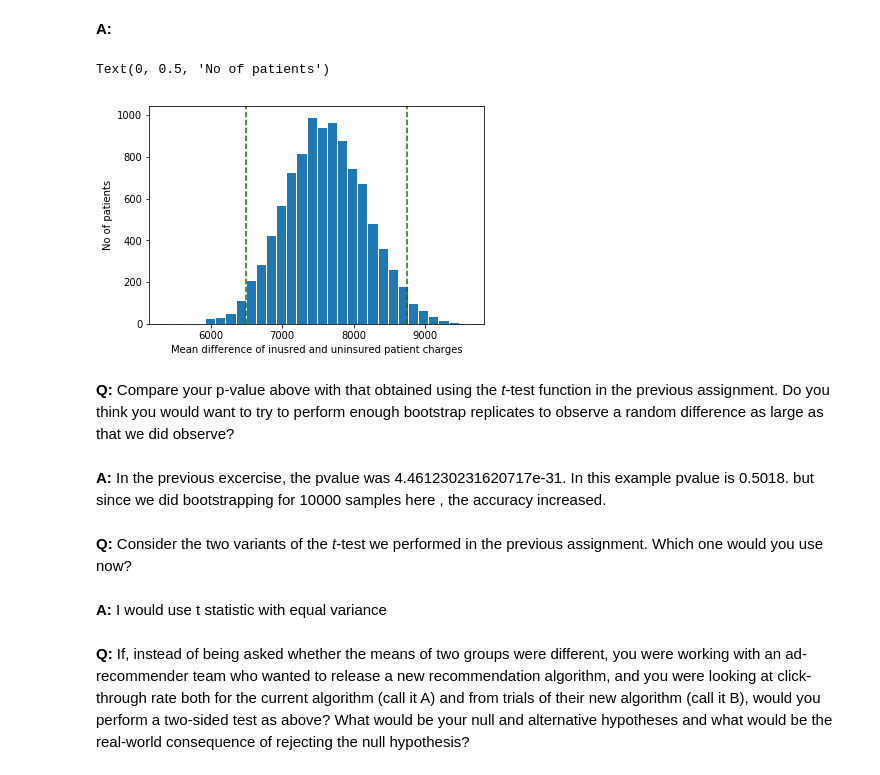
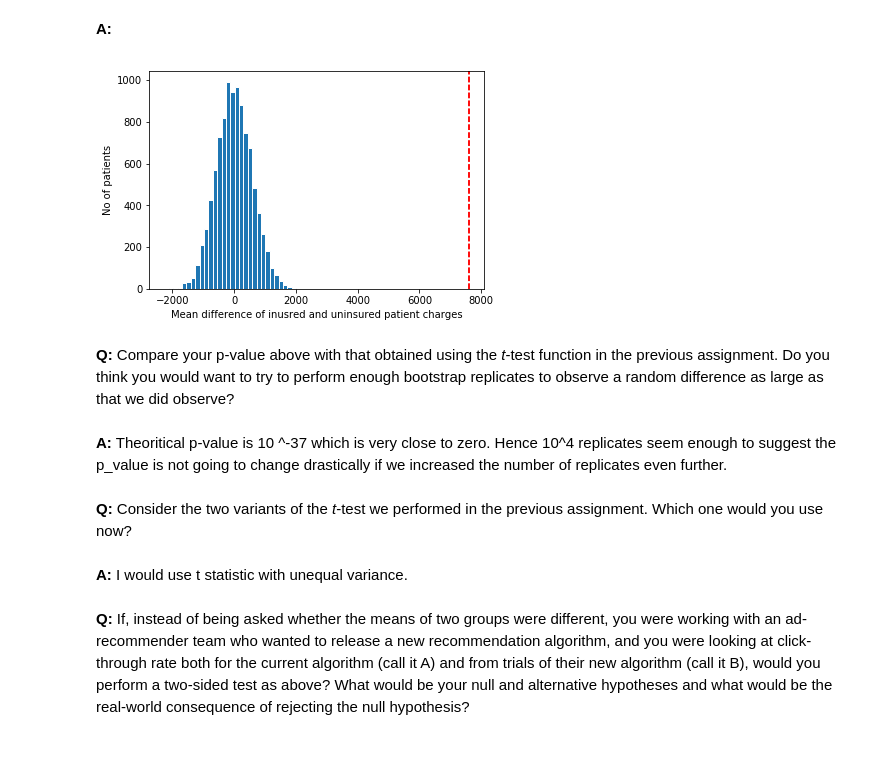
Before and after one commit to deepikasridhar/SpringBoard, a Jupyter notebook: inferential_statistics_2-Q.ipynb, the cells around one changed output. Saved outputs shown, nothing was run; the diff lists cells and outputs as text; code cells hidden in the pictures.

```diff
--- a/inferential_statistics_2-Q.ipynb
+++ b/inferential_statistics_2-Q.ipynb
@@ -114,0 +105,11 @@ array([6498.51669618, 8749.20937569])
+# %%
+insurance_shifted = patient_w_insurance - np.mean(patient_w_insurance)
+no_insurance_shifted = patient_wo_insurance - np.mean(patient_wo_insurance)
+# %%
+bs_reps_ins =np.asarray([draw_bs_replicate(insurance_shifted,np.mean) for i in np.arange(10000)])
+
+bs_reps_no_ins =np.asarray([draw_bs_replicate(no_insurance_shifted,np.mean) for i in np.arange(10000)])
+# %%
+bs_reps = bs_reps_ins - bs_reps_no_ins
+p_value = np.sum((np.abs(bs_reps) > mean_diff_from_data)/ len(bs_reps) )
+p_value
@@ -117,22 +120,21 @@ __Q:__ To put the above result in perspective, plot the histogram of your bootst
 # %% [markdown]
 __A:__
 # %%
-plt.hist(mean_diff_from_bs, bins=30,edgecolor='w')
-plt.axvline(conf_int2[0],color = 'green', linestyle='--')
-plt.axvline(conf_int2[1],color = 'green', linestyle='--')
-plt.xlabel("Mean difference of inusred and uninsured patient charges")
-plt.ylabel("No of patients")
+_=plt.hist(bs_reps, bins=30,edgecolor='w')
+_=plt.axvline(x=mean_diff_from_data,color = 'red', linestyle='--')
+_=plt.axvline(x=mean_diff_from_data,color = 'red', linestyle='--')
+_=plt.xlabel("Mean difference of inusred and uninsured patient charges")
+_=plt.ylabel("No of patients")
 # %% [output]
-Text(0, 0.5, 'No of patients')
-[figure, old version]
+[figure, new version]
 # %% [markdown]
 __Q:__ Compare your p-value above with that obtained using the _t_-test function in the previous assignment. Do you think you would want to try to perform enough bootstrap replicates to observe a random difference as large as that we did observe?
-# %% [markdown]
-__A:__ In the previous excercise, the pvalue was 4.461230231620717e-31. In this example pvalue is 0.5018. but since we did bootstrapping for 10000 samples here , the accuracy increased.
+# %% [markdown]
+__A:__ Theoritical p-value is 10 ^-37 which is very close to zero. Hence 10^4 replicates seem enough to suggest the p_value is  not going to change drastically if we increased the number of replicates even further.
 # %% [markdown]
 __Q:__ Consider the two variants of the _t_-test we performed in the previous assignment. Which one would you use now?
 # %% [markdown]
-__A:__ I would use t statistic with equal variance
+__A:__ I would use t statistic with unequal variance.
 # %% [markdown]
 __Q:__ If, instead of being asked whether the means of two groups were different, you were working with an ad-recommender team who wanted to release a new recommendation algorithm, and you were looking at click-through rate both for the current algorithm (call it A) and from trials of their new algorithm (call it B), would you perform a two-sided test as above? What would be your null and alternative hypotheses and what would be the real-world consequence of rejecting the null hypothesis?
 # %% [markdown]
```
Also changed, not shown: parts of 7 cells of this notebook.
